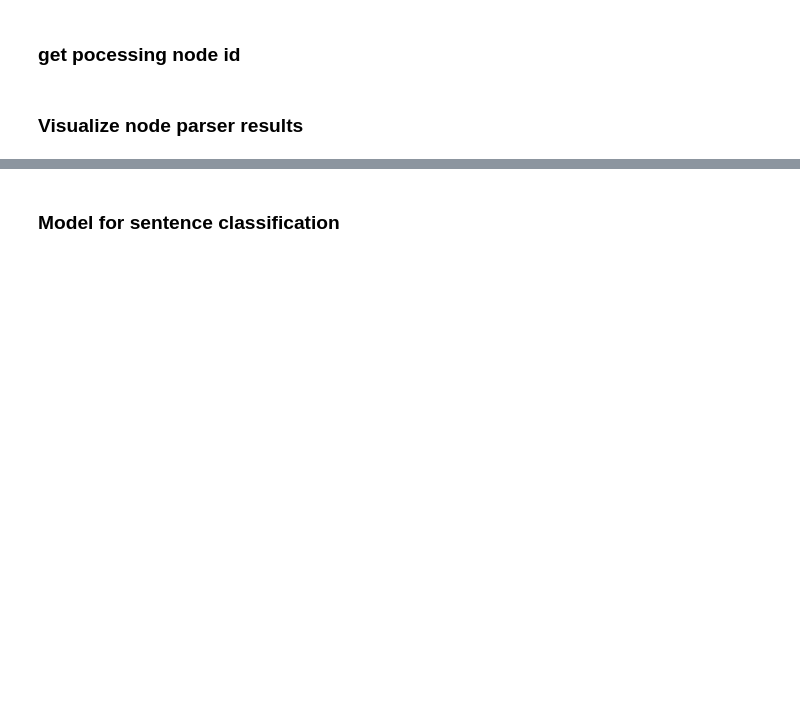
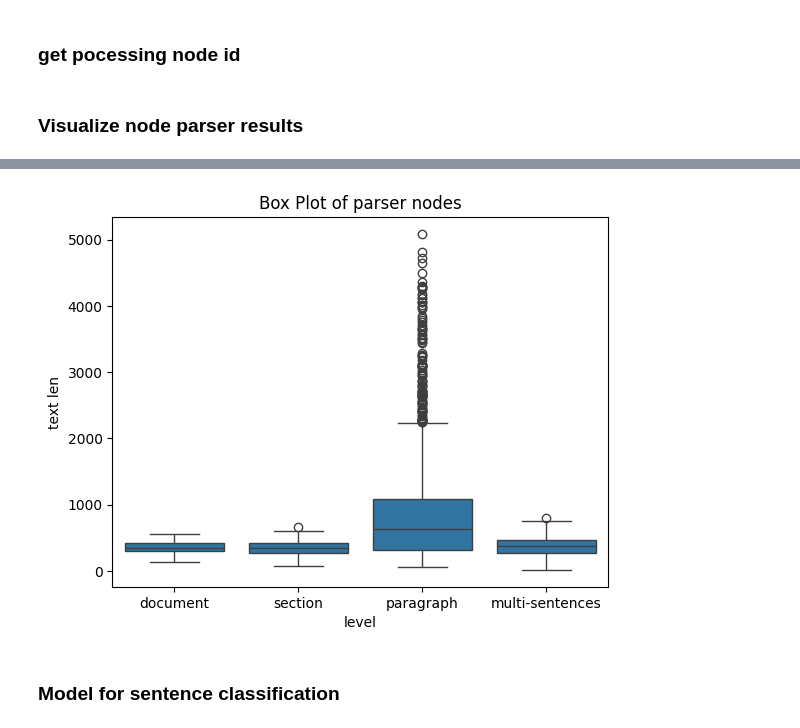
Before and after one commit to zz9tf/Fine-Tuned-GPT-2-with-articles-ground-truth, a Jupyter notebook: code/llamaIndex/basic/test.ipynb, the cells around one changed output, grey strips where cells are left out. Cells and saved outputs as stored; diff of their text form; code cells hidden in the pictures; blank space fills up the shorter version.

Commit message:
modifing parser summary

```diff
--- a/code/llamaIndex/basic/test.ipynb
+++ b/code/llamaIndex/basic/test.ipynb
@@ -507,17 +519,19 @@ plt.show()
 # %%
 import seaborn as sns
 import matplotlib.pyplot as plt
 
-# Create a violin plot
-sns.violinplot(x='level', y='text_len', data=df[df['text_len'] < 800])
+# Create a box plot
+sns.boxplot(x='level', y='text_len', data=df[df['level'] != 'preprocessed_document'])
 
 # Add titles and labels
-plt.title('Violin Plot of parser nodes')
+plt.title('Box Plot of parser nodes')
 plt.xlabel('level')
 plt.ylabel('text len')
 
 # Show the plot
 plt.show()
+# %% [output]
+[figure, added]
 # %%
 df['level'].value_counts()
 # %% [markdown]
```
Also changed, not shown: parts of 6 cells of this notebook, 8 other files.
